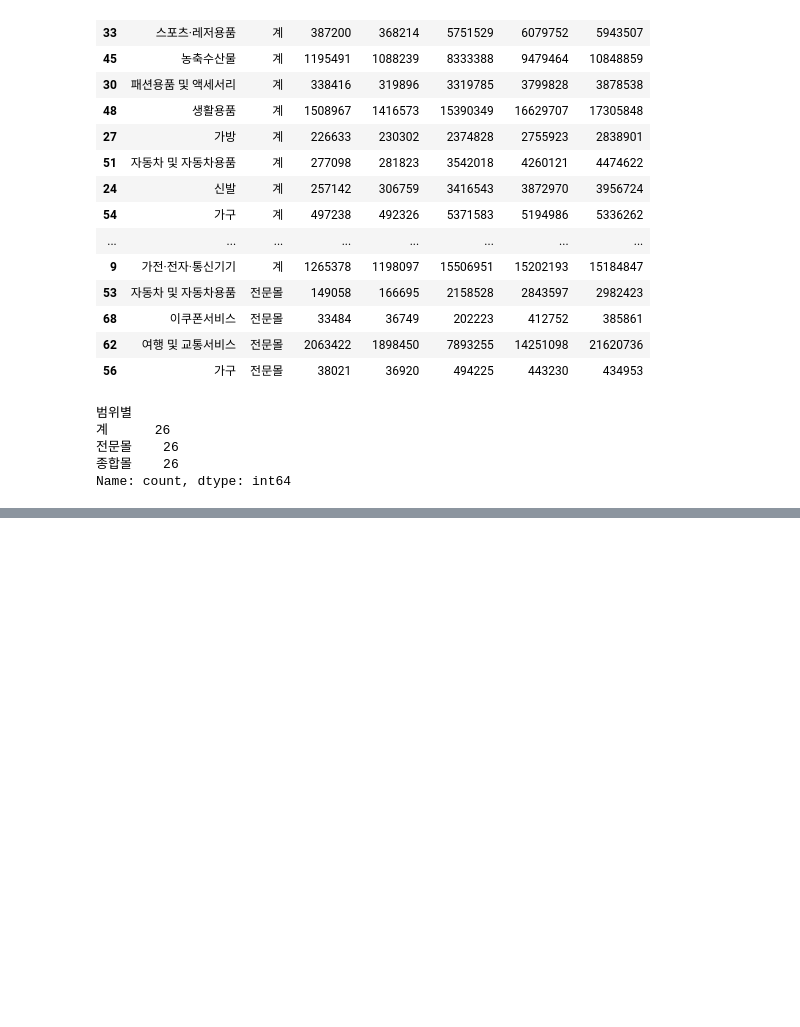
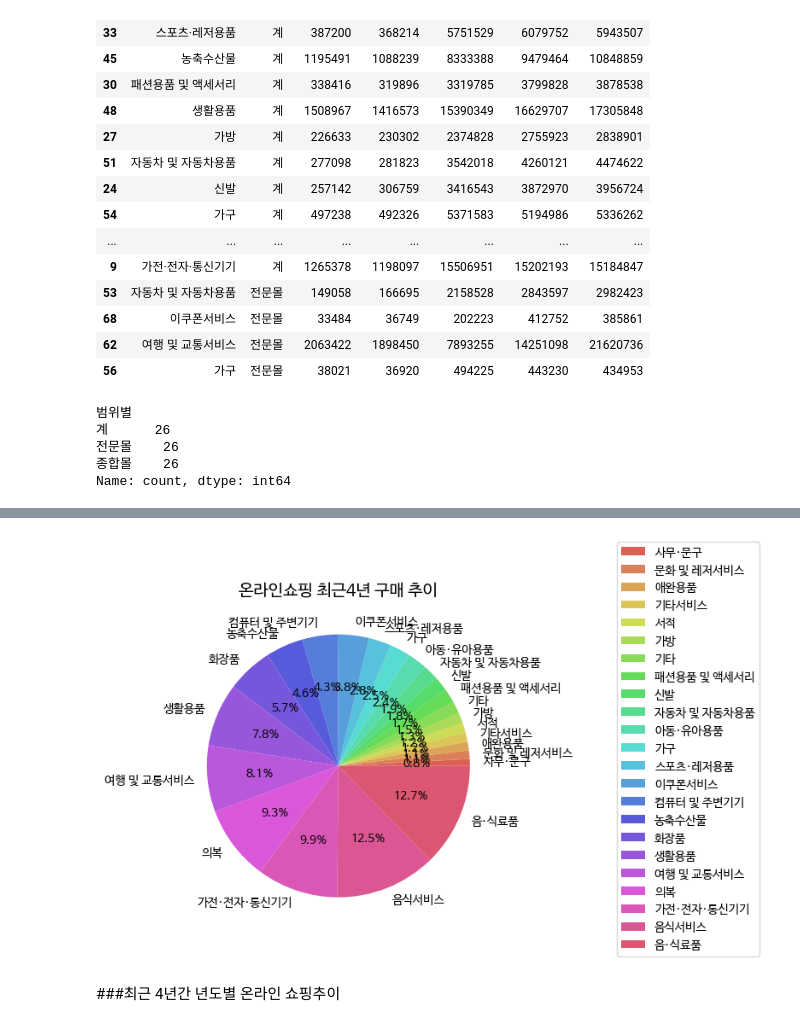
Before and after one commit to sujag281/dataanalysis, a Jupyter notebook: 온라인쇼핑몰.ipynb, the cells around one changed output, grey strips where cells are left out. Cells and saved outputs as stored; diff of their text form; code cells hidden in the pictures; blank space fills up the shorter version.

```diff
--- a/온라인쇼핑몰.ipynb
+++ b/온라인쇼핑몰.ipynb
@@ -358,0 +271,23 @@ df_2024.nlargest(10,'2024년2개월')
+# %%
+#최근 4년 구매추이 파이그래프
+# plt.pie(df_y.최근4년합계, labels=df_y.상품군별, autopct='%1.1f%%')
+# plt.show()
+# plt.pie(df_y['최근4년합계'], labels=df_y['상품군별'], autopct=lambda x: f'{x:1.1f}%')
+# plt.show()
+
+import matplotlib.pyplot as plt
+import numpy as np
+import seaborn as sns
+labels = df_y['상품군별'].tolist()  # 상품군별 값들을 리스트로 변환
+colors = sns.color_palette('hls', len(labels))
+# my_colors = ['#2a9d8f', '#e9c46a', '#f4a261', '#e76f51']
+plt.figure(figsize=(10, 5))  # 그래프 크기 설정
+plt.pie(df_y['최근4년합계'], labels=labels, autopct=lambda x: f'{x:1.1f}%', colors=colors)
+plt.title('온라인쇼핑 최근4년 구매 추이', fontsize=14)
+# plt.axis('equal')  # 원형 모양 유지
+plt.legend(labels, loc='best',bbox_to_anchor=(1.5,0.5,0.3,0.7) )  # 범례 위치 조정
+plt.show()
+# %% [output]
+[figure, added]
+# %% [markdown]
+###최근 4년간 년도별 온라인 쇼핑추이
```
Also changed, not shown: parts of 40 cells of this notebook.
